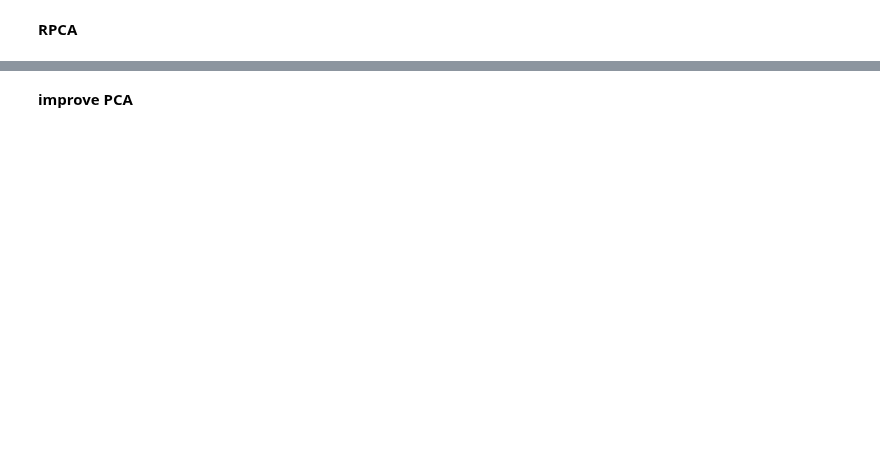
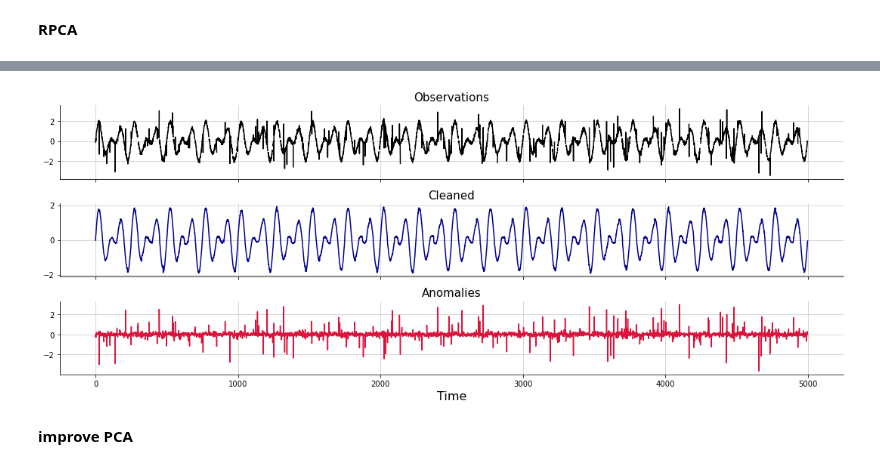
Before and after one commit to scikit-learn-contrib/qolmat, a Jupyter notebook: examples/1_timeSeries.ipynb, the cells around one changed output, grey strips where cells are left out. Saved outputs shown, nothing was run; the diff lists cells and outputs as text; code cells hidden in the pictures; blank space fills up the shorter version.

```diff
--- a/examples/1_timeSeries.ipynb
+++ b/examples/1_timeSeries.ipynb
@@ -50,0 +72,7 @@ Wall time: 703 ms
+# %%
+%%time
+
+pcp_rpca = PcpRPCA(n_rows=25)
+X, A, errors = pcp_rpca.fit_transform(signal=samples)
+drawing.plot_signal([samples, X, A], style="matplotlib")
+# %% [output]
@@ -51,2 +81,3 @@ Wall time: 703 ms
+[figure, added]
 # %% [markdown]
 **improve PCA**
```
Also changed, not shown: parts of 8 cells of this notebook, 5 other files.
